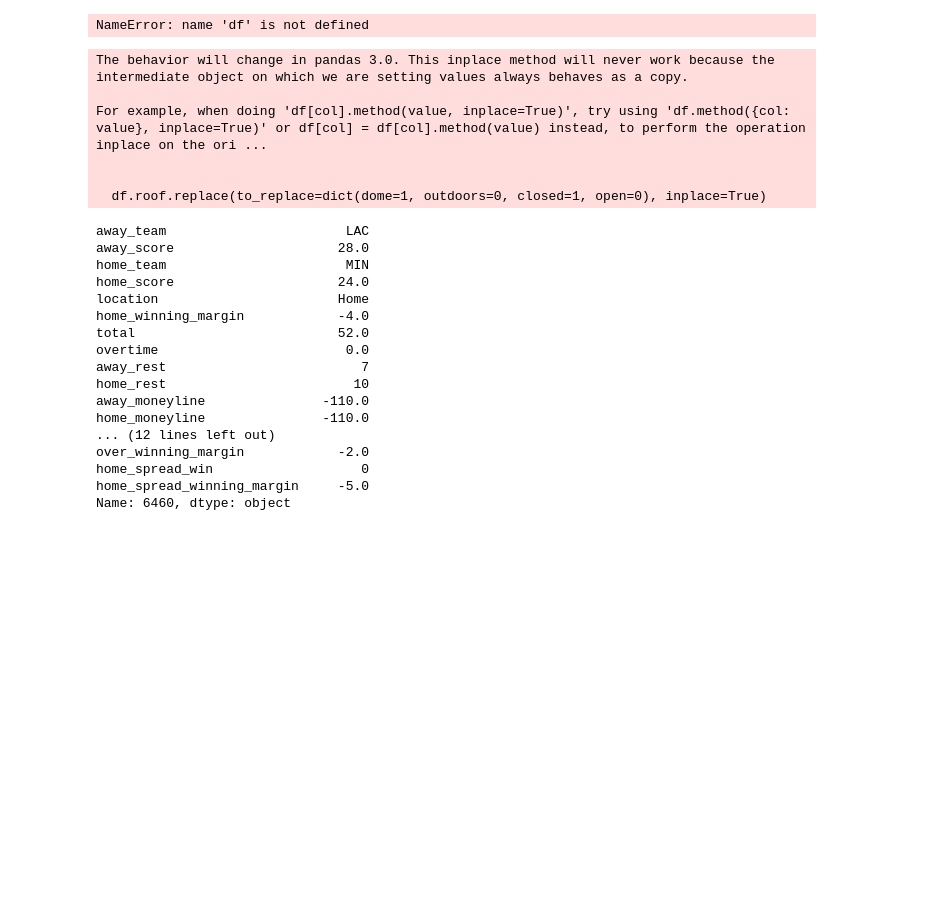
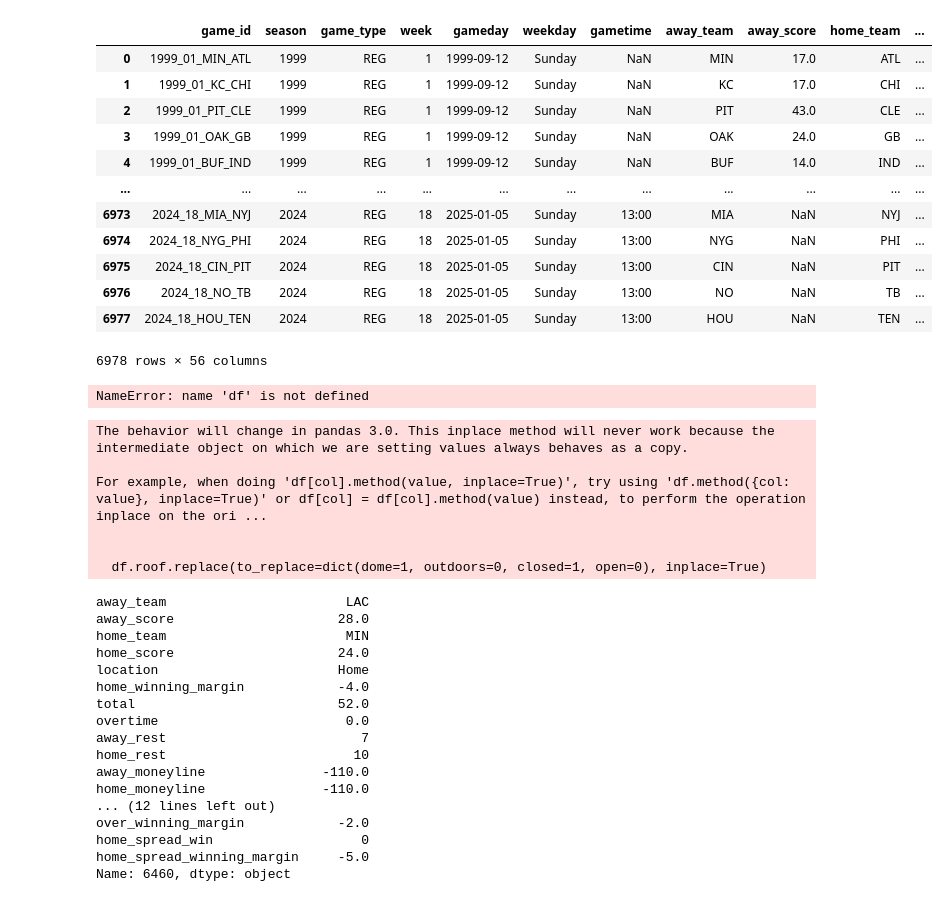
Before and after one commit to markgill17/Artefact, a Jupyter notebook: ArtefactDataset.ipynb, the cells around one changed output. Drawn from its saved outputs; the diff is of its cells as text; code cells hidden in the pictures; blank space fills up the shorter version.

```diff
--- a/ArtefactDataset.ipynb
+++ b/ArtefactDataset.ipynb
@@ -32,3 +53,33 @@ games_df["month_number"] = pd.to_numeric(games_df['gameday'].str[-2:])
+# %%
+weather_df['date']= pd.to_datetime(weather_df['date'])
+january_weather_df = weather_df[weather_df['date'].dt.month == 1].groupby('city_name')['avg_temp_c'].mean()
+february_weather_df = weather_df[weather_df['date'].dt.month == 2].groupby('city_name')['avg_temp_c'].mean()
+september_weather_df = weather_df[weather_df['date'].dt.month == 9].groupby('city_name')['avg_temp_c'].mean()
+october_weather_df = weather_df[weather_df['date'].dt.month == 10].groupby('city_name')['avg_temp_c'].mean()
+november_weather_df = weather_df[weather_df['date'].dt.month == 11].groupby('city_name')['avg_temp_c'].mean()
+december_weather_df = weather_df[weather_df['date'].dt.month == 12].groupby('city_name')['avg_temp_c'].mean()
+
+games_df['avgJanTemp'] = games_df['nearestWeatherStation'].map(january_weather_df).apply(lambda x: (x * 1.8)+32)
+games_df['avgFebTemp'] = games_df['nearestWeatherStation'].map(february_weather_df).apply(lambda x: (x * 1.8)+32)
+games_df['avgSepTemp'] = games_df['nearestWeatherStation'].map(september_weather_df).apply(lambda x: (x * 1.8)+32)
+games_df['avgOctTemp'] = games_df['nearestWeatherStation'].map(october_weather_df).apply(lambda x: (x * 1.8)+32)
+games_df['avgNovTemp'] = games_df['nearestWeatherStation'].map(november_weather_df).apply(lambda x: (x * 1.8)+32)
+games_df['avgDecTemp'] = games_df['nearestWeatherStation'].map(december_weather_df).apply(lambda x: (x * 1.8)+32)
+games_df
+# %% [output]
+|  | game_id | season | game_type | week | gameday | weekday | gametime | away_team | away_score | home_team | ... |
+| 0 | 1999_01_MIN_ATL | 1999 | REG | 1 | 1999-09-12 | Sunday | NaN | MIN | 17.0 | ATL | ... |
+| 1 | 1999_01_KC_CHI | 1999 | REG | 1 | 1999-09-12 | Sunday | NaN | KC | 17.0 | CHI | ... |
+| 2 | 1999_01_PIT_CLE | 1999 | REG | 1 | 1999-09-12 | Sunday | NaN | PIT | 43.0 | CLE | ... |
+| 3 | 1999_01_OAK_GB | 1999 | REG | 1 | 1999-09-12 | Sunday | NaN | OAK | 24.0 | GB | ... |
+| 4 | 1999_01_BUF_IND | 1999 | REG | 1 | 1999-09-12 | Sunday | NaN | BUF | 14.0 | IND | ... |
+| ... | ... | ... | ... | ... | ... | ... | ... | ... | ... | ... | ... |
+| 6973 | 2024_18_MIA_NYJ | 2024 | REG | 18 | 2025-01-05 | Sunday | 13:00 | MIA | NaN | NYJ | ... |
+| 6974 | 2024_18_NYG_PHI | 2024 | REG | 18 | 2025-01-05 | Sunday | 13:00 | NYG | NaN | PHI | ... |
+| 6975 | 2024_18_CIN_PIT | 2024 | REG | 18 | 2025-01-05 | Sunday | 13:00 | CIN | NaN | PIT | ... |
+| 6976 | 2024_18_NO_TB | 2024 | REG | 18 | 2025-01-05 | Sunday | 13:00 | NO | NaN | TB | ... |
+| 6977 | 2024_18_HOU_TEN | 2024 | REG | 18 | 2025-01-05 | Sunday | 13:00 | HOU | NaN | TEN | ... |
+6978 rows × 56 columns
 # %%
 df.drop(df.iloc[:, 0:7], axis=1, inplace=True)
 df.drop(df.iloc[:, 8:15], axis=1, inplace=True)
```
Also changed, not shown: parts of 1 cell of this notebook, 1 other file.
